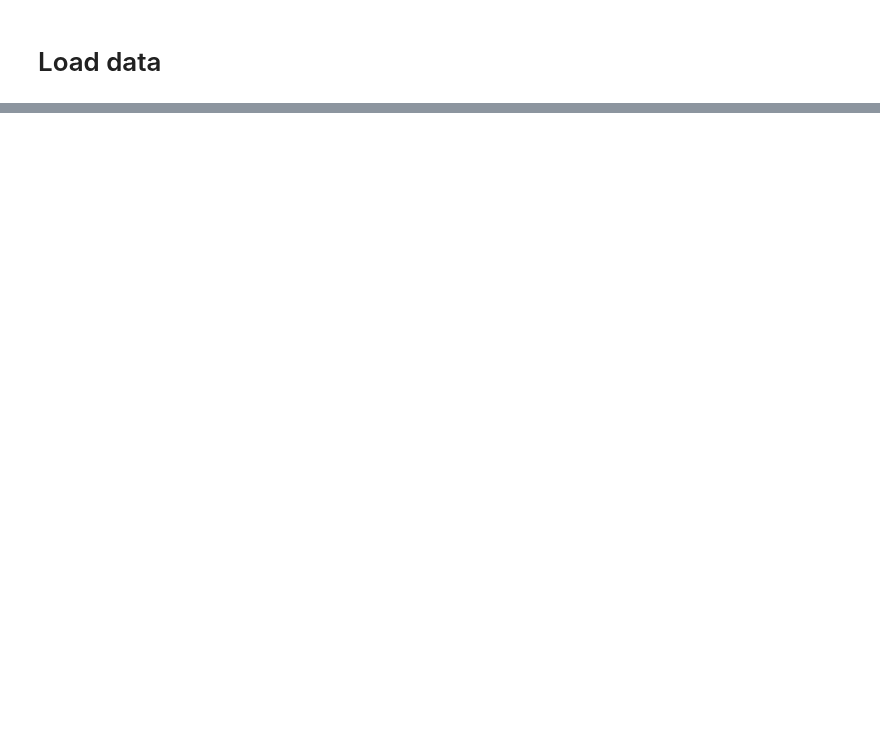
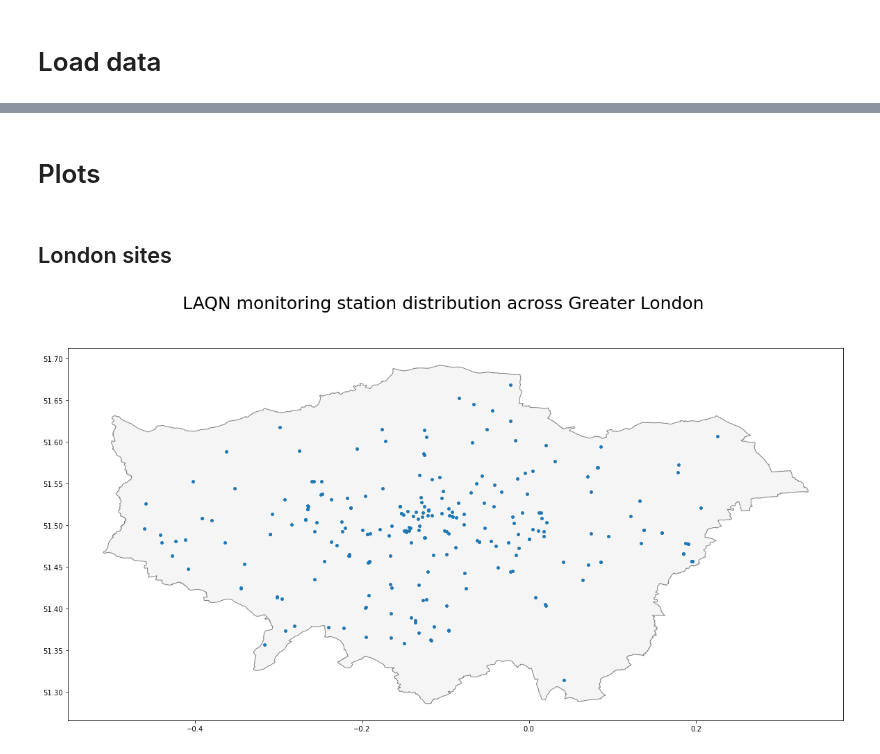
Before and after one commit to michellewl/AQmortality, a Jupyter notebook: mortality_model/MEng_LAQN_project/LAQN_intro.ipynb, the cells around one changed output, grey strips where cells are left out. Cells and saved outputs as stored; diff of their text form; code cells hidden in the pictures; blank space fills up the shorter version.

```diff
--- a/mortality_model/MEng_LAQN_project/LAQN_intro.ipynb
+++ b/mortality_model/MEng_LAQN_project/LAQN_intro.ipynb
@@ -154,0 +168,40 @@ print(london_sites_gdf.shape)
+# %% [markdown]
+# Plots
+# %%
+def plot_on_map(data_geodataframe, map_geodataframe,
+                data_column=None, map_column=None,
+                data_cmap=None, map_cmap=None,
+                data_color=None, map_color="whitesmoke",
+                data_markersize=0.1,
+                map_edge_color="black",
+                colorbar=False,
+                title="Greater London",
+                fontsize="25",
+                figsize=(20,10),
+                axis="off"):
+
+    data_geodataframe.plot(column=data_column,
+                           ax=map_geodataframe.plot(column=map_column,
+                                                    figsize=figsize,
+                                                    color=map_color,
+                                                    edgecolor=map_edge_color,
+                                                    cmap=map_cmap),
+                           color=data_color, cmap=data_cmap, markersize=data_markersize)
+    if colorbar:
+        colorbar_max = data_geodataframe[data_column].max()
+        norm = plt.Normalize(data_geodataframe[data_column].min(), colorbar_max)
+        plt.colorbar(plt.cm.ScalarMappable(cmap=data_cmap,
+        norm=norm)).set_label(data_column)
+
+    plt.suptitle(title, fontsize=fontsize)
+    plt.axis(axis)
+    plt.show()
+# %% [markdown]
+## London sites
+# %%
+plot_on_map(london_sites_gdf, london_gdf,
+            title="LAQN monitoring station distribution across Greater London",
+            data_markersize=15,
+            map_edge_color="gray", axis="on")
+# %% [output]
+[figure, added]
```
Also changed, not shown: parts of 11 cells of this notebook, 1 other file.
